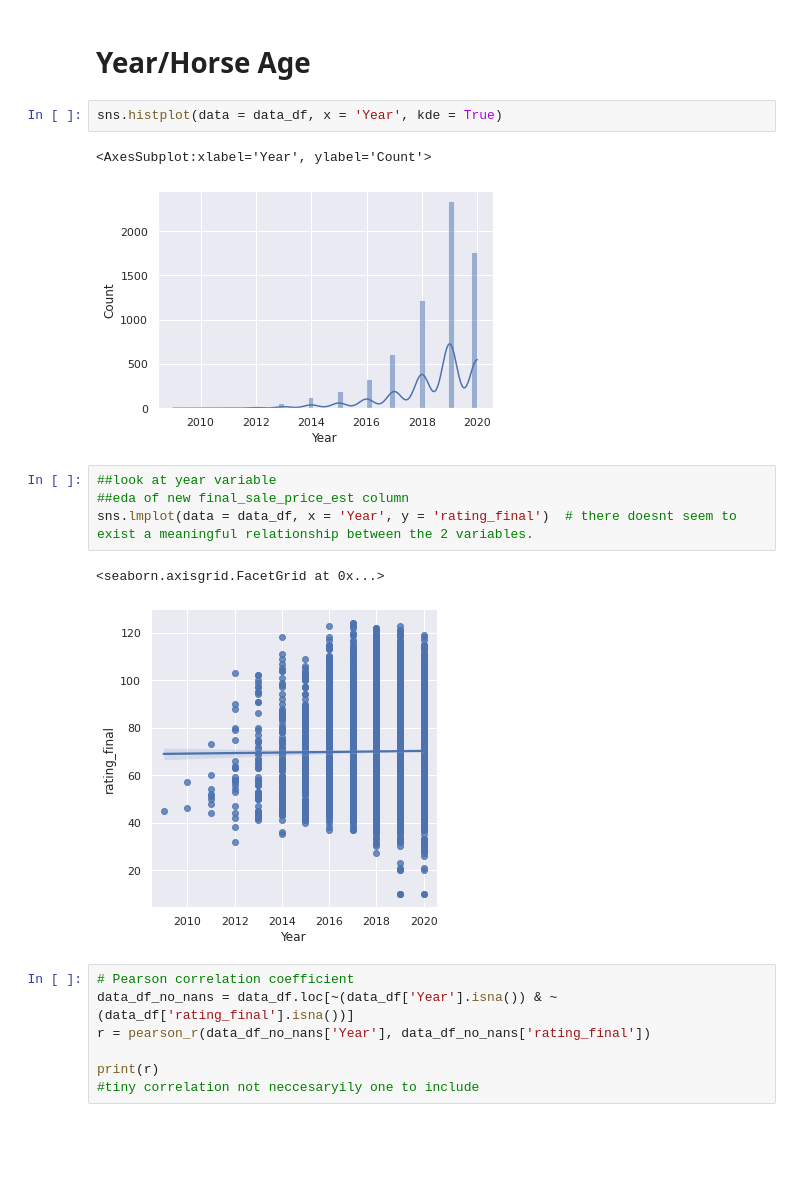
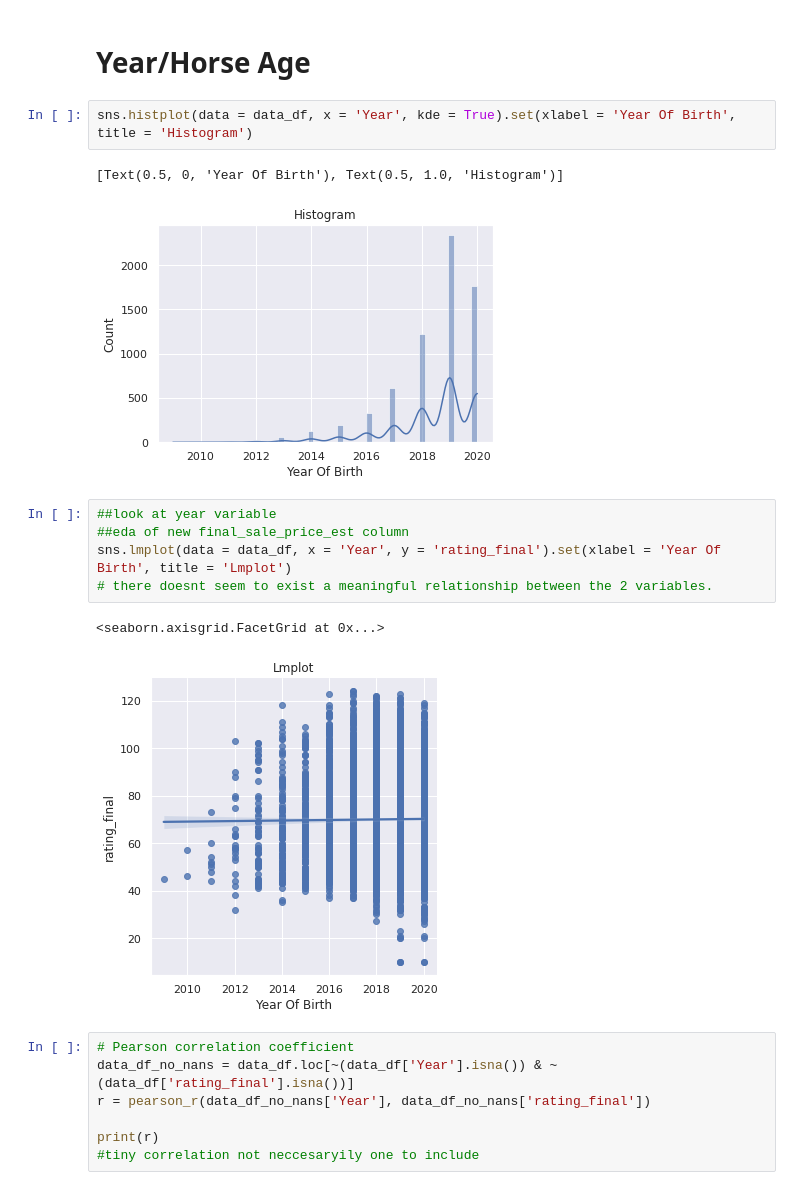
Before and after one commit to samkirwanppb/UCDPA_SamKirwan, a Jupyter notebook: project.ipynb, the cells around one changed output. Saved outputs shown, nothing was run; the diff lists cells and outputs as text; blank space fills up the shorter version.

```diff
--- a/project.ipynb
+++ b/project.ipynb
@@ -554,17 +557,18 @@ print(r) #there is decent correlation
 # %% [markdown]
 # Year/Horse Age
 # %%
-sns.histplot(data = data_df, x = 'Year', kde = True)
+sns.histplot(data = data_df, x = 'Year', kde = True).set(xlabel = 'Year Of Birth', title = 'Histogram')
 # %% [output]
-<AxesSubplot:xlabel='Year', ylabel='Count'>
+[Text(0.5, 0, 'Year Of Birth'), Text(0.5, 1.0, 'Histogram')]
-[figure, old version]
+[figure, new version]
 # %%
 ##look at year variable
 ##eda of new final_sale_price_est column
-sns.lmplot(data = data_df, x = 'Year', y = 'rating_final')  # there doesnt seem to exist a meaningful relationship between the 2 variables.
+sns.lmplot(data = data_df, x = 'Year', y = 'rating_final').set(xlabel = 'Year Of Birth', title = 'Lmplot')
+# there doesnt seem to exist a meaningful relationship between the 2 variables.
 # %% [output]
 <seaborn.axisgrid.FacetGrid at 0x...>
-[figure, old version]
+[figure, new version]
 # %%
 # Pearson correlation coefficient
 data_df_no_nans = data_df.loc[~(data_df['Year'].isna()) & ~(data_df['rating_final'].isna())]
```
Also changed, not shown: parts of 26 cells of this notebook.
